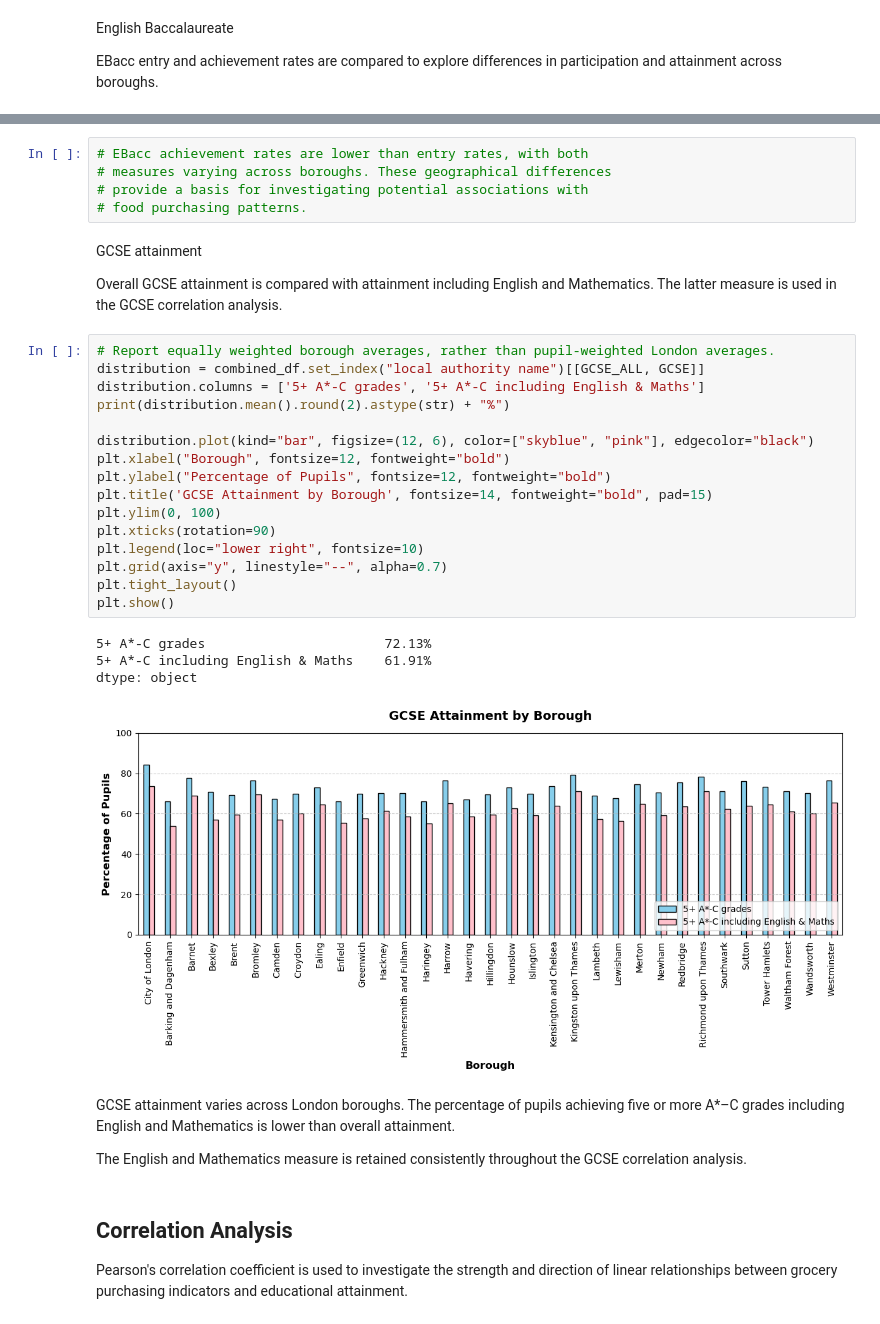
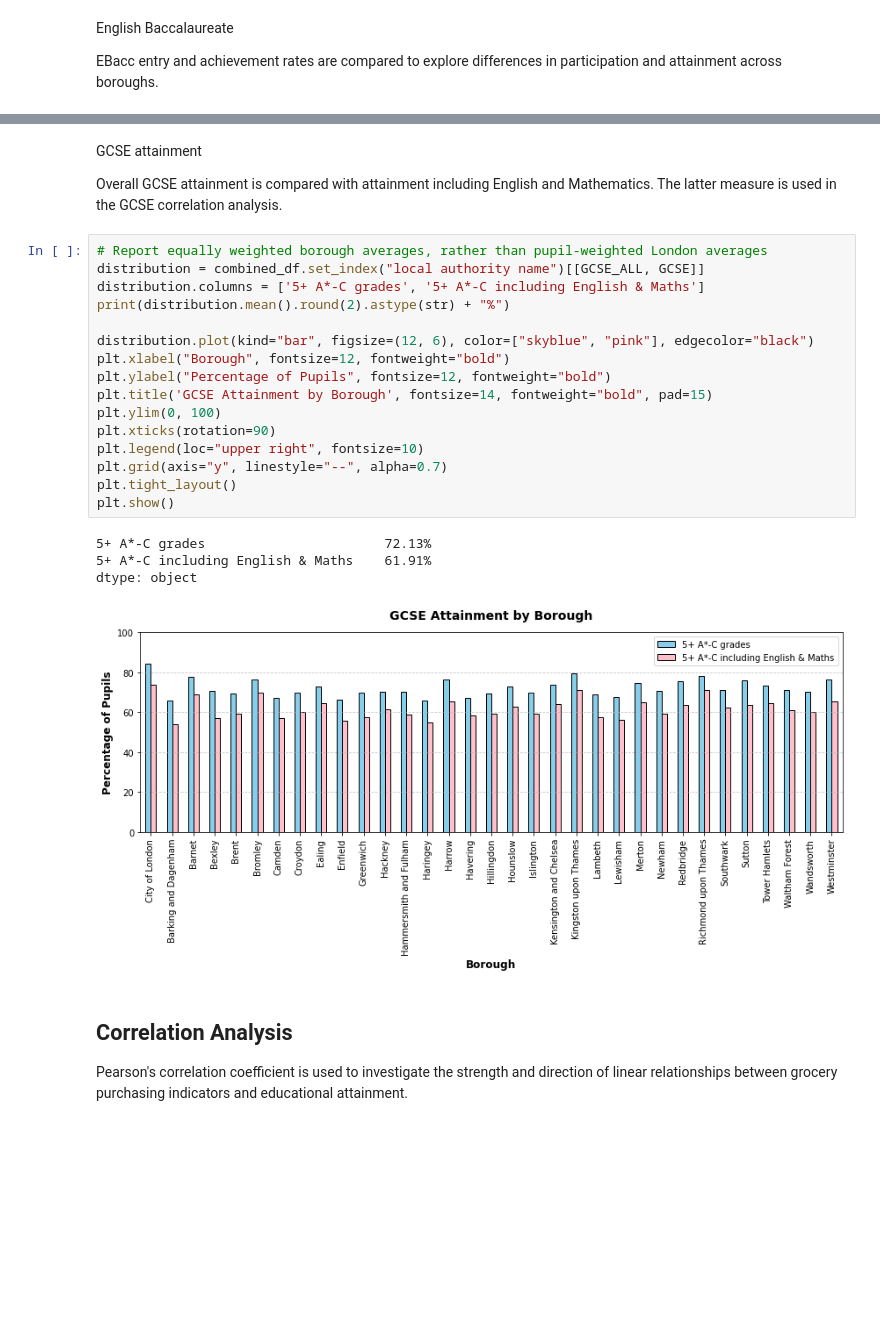
Before and after one commit to EnidFerns/Consumer-Behaviour-Analysis-Tesco, a Jupyter notebook: food_education_analysis.ipynb, the cells around one changed output, grey strips where cells are left out. Saved outputs shown, nothing was run; the diff lists cells and outputs as text; blank space fills up the shorter version.

Commit message:
Refine retail analysis notebooks and project documentation

```diff
--- a/food_education_analysis.ipynb
+++ b/food_education_analysis.ipynb
@@ -77,40 +69,28 @@ dtype: object
-# %%
-# EBacc achievement rates are lower than entry rates, with both
-# measures varying across boroughs. These geographical differences
-# provide a basis for investigating potential associations with
-# food purchasing patterns.
 # %% [markdown]
 GCSE attainment
 
 Overall GCSE attainment is compared with attainment including English and Mathematics. The latter measure is used in the GCSE correlation analysis.
 # %%
-# Report equally weighted borough averages, rather than pupil-weighted London averages.
+# Report equally weighted borough averages, rather than pupil-weighted London averages
 distribution = combined_df.set_index("local authority name")[[GCSE_ALL, GCSE]]
 distribution.columns = ['5+ A*-C grades', '5+ A*-C including English & Maths']
 print(distribution.mean().round(2).astype(str) + "%")
 
 distribution.plot(kind="bar", figsize=(12, 6), color=["skyblue", "pink"], edgecolor="black")
 plt.xlabel("Borough", fontsize=12, fontweight="bold")
 plt.ylabel("Percentage of Pupils", fontsize=12, fontweight="bold")
 plt.title('GCSE Attainment by Borough', fontsize=14, fontweight="bold", pad=15)
 plt.ylim(0, 100)
 plt.xticks(rotation=90)
-plt.legend(loc="lower right", fontsize=10)
+plt.legend(loc="upper right", fontsize=10)
 plt.grid(axis="y", linestyle="--", alpha=0.7)
 plt.tight_layout()
 plt.show()
 # %% [output]
 5+ A*-C grades                       72.13%
 5+ A*-C including English & Maths    61.91%
 dtype: object
-[figure, old version]
+[figure, new version]
-# %% [markdown]
-GCSE attainment varies across London boroughs. The percentage
-of pupils achieving five or more A*–C grades including English
-and Mathematics is lower than overall attainment.
-
-The English and Mathematics measure is retained consistently
-throughout the GCSE correlation analysis.
 # %% [markdown]
 ## Correlation Analysis
 
```
Also changed, not shown: parts of 10 cells of this notebook, 2 other files.
